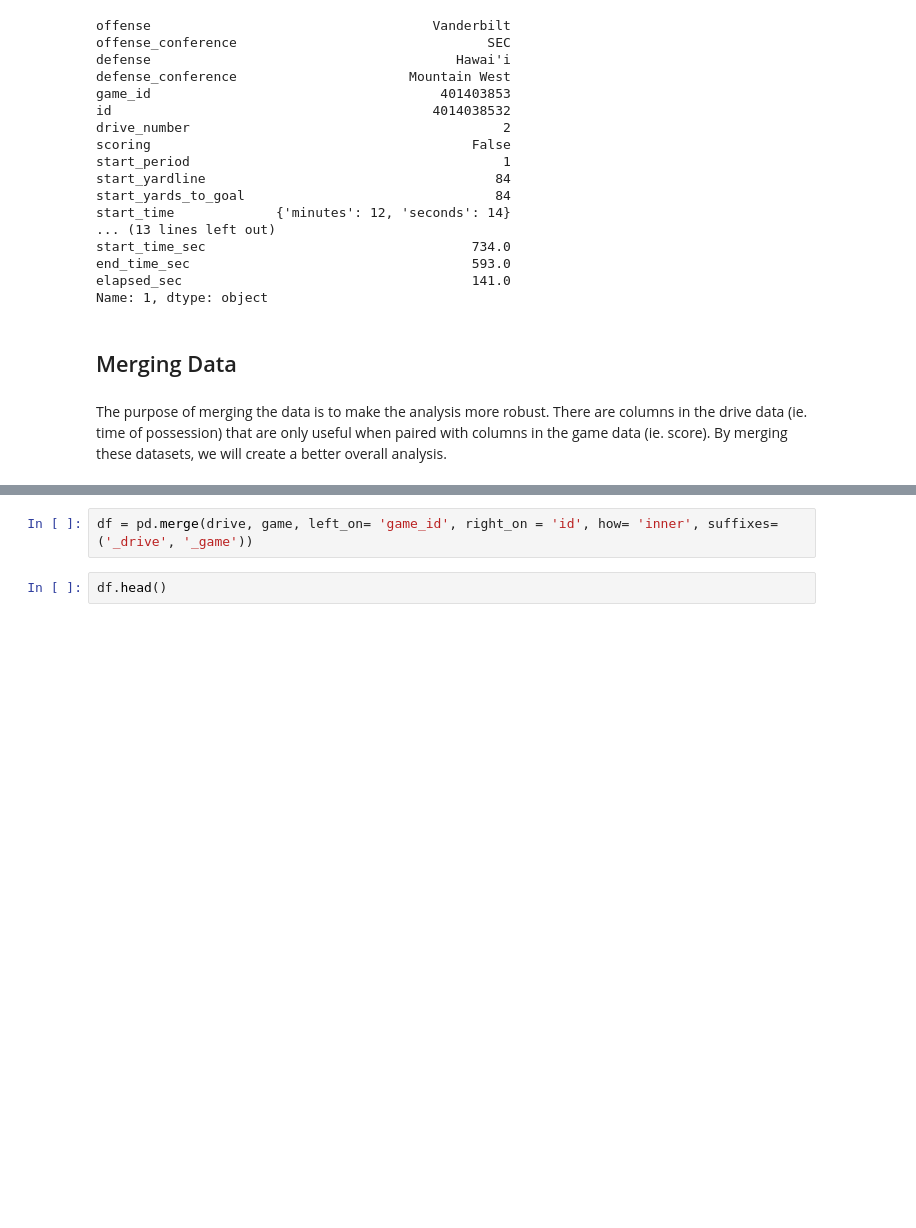
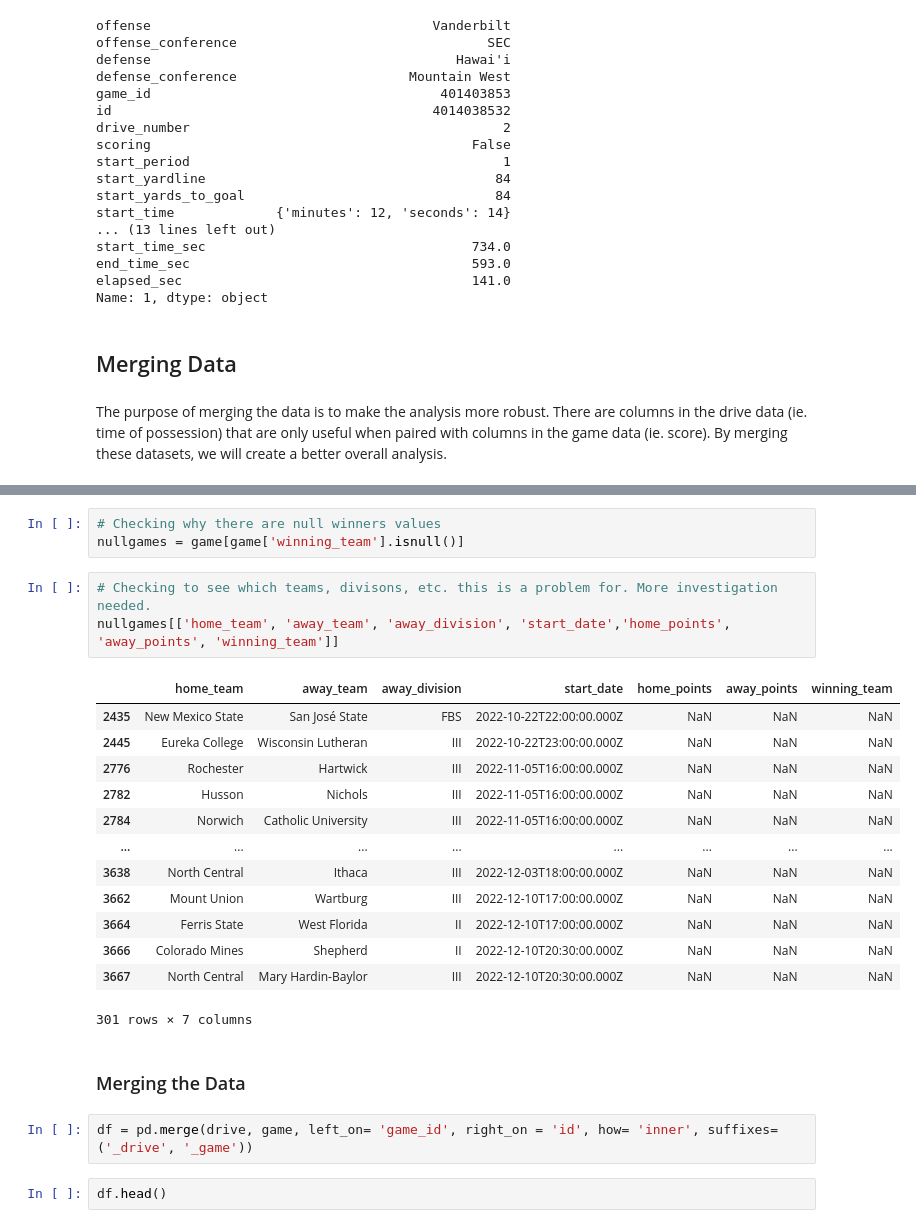
Before and after one commit to wjurden/college-football-project, a Jupyter notebook: code/deep_dives/drive_game_deepdive.ipynb, the cells around one changed output, grey strips where cells are left out. Saved outputs shown, nothing was run; the diff lists cells and outputs as text; blank space fills up the shorter version.

```diff
--- a/code/deep_dives/drive_game_deepdive.ipynb
+++ b/code/deep_dives/drive_game_deepdive.ipynb
@@ -100,3 +123,25 @@ The purpose of merging the data is to make the analysis more robust. There are c
+# %%
+# Checking why there are null winners values
+nullgames = game[game['winning_team'].isnull()]
+# %%
+# Checking to see which teams, divisons, etc. this is a problem for. More investigation needed.
+nullgames[['home_team', 'away_team', 'away_division', 'start_date','home_points', 'away_points', 'winning_team']]
+# %% [output]
+|  | home_team | away_team | away_division | start_date | home_points | away_points | winning_team |
+| 2435 | New Mexico State | San José State | FBS | 2022-10-22T22:00:00.000Z | NaN | NaN | NaN |
+| 2445 | Eureka College | Wisconsin Lutheran | III | 2022-10-22T23:00:00.000Z | NaN | NaN | NaN |
+| 2776 | Rochester | Hartwick | III | 2022-11-05T16:00:00.000Z | NaN | NaN | NaN |
+| 2782 | Husson | Nichols | III | 2022-11-05T16:00:00.000Z | NaN | NaN | NaN |
+| 2784 | Norwich | Catholic University | III | 2022-11-05T16:00:00.000Z | NaN | NaN | NaN |
+| ... | ... | ... | ... | ... | ... | ... | ... |
+| 3638 | North Central | Ithaca | III | 2022-12-03T18:00:00.000Z | NaN | NaN | NaN |
+| 3662 | Mount Union | Wartburg | III | 2022-12-10T17:00:00.000Z | NaN | NaN | NaN |
+| 3664 | Ferris State | West Florida | II | 2022-12-10T17:00:00.000Z | NaN | NaN | NaN |
+| 3666 | Colorado Mines | Shepherd | II | 2022-12-10T20:30:00.000Z | NaN | NaN | NaN |
+| 3667 | North Central | Mary Hardin-Baylor | III | 2022-12-10T20:30:00.000Z | NaN | NaN | NaN |
+301 rows × 7 columns
+# %% [markdown]
+### Merging the Data
 # %%
 df = pd.merge(drive, game, left_on= 'game_id', right_on = 'id', how= 'inner', suffixes=('_drive', '_game'))
 # %%
```
Also changed, not shown: parts of 7 cells of this notebook.
